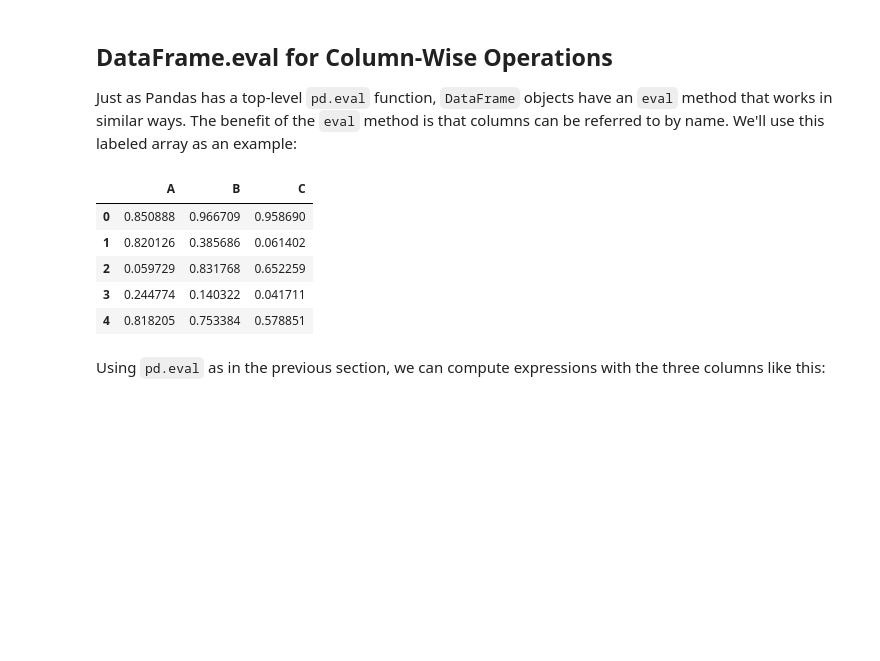
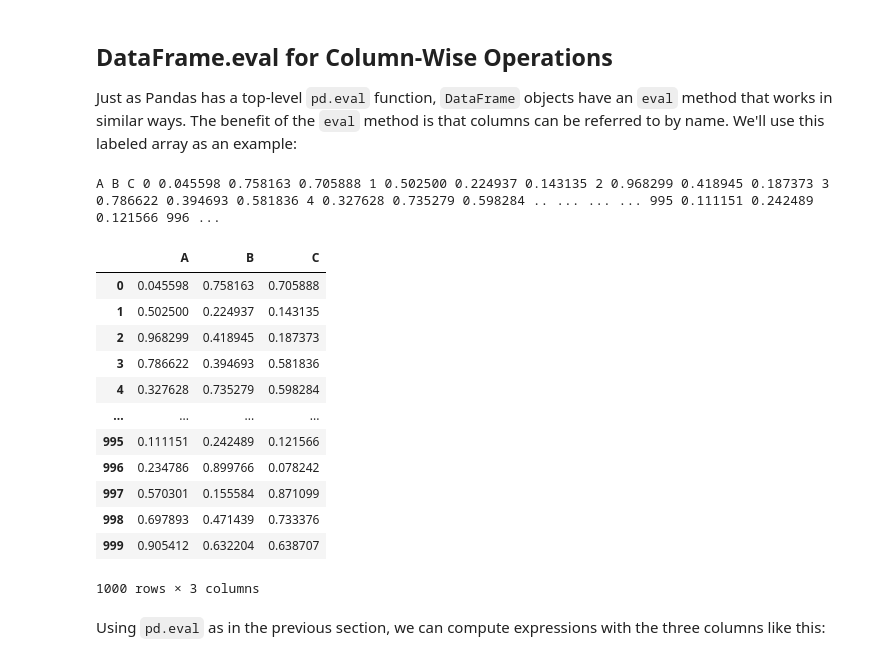
Before and after one commit to technologyhamed/Pandas, a Jupyter notebook: 03_12_Performance_Eval_and_Query.ipynb, the cells around one changed output. Saved outputs shown, nothing was run; the diff lists cells and outputs as text; code cells hidden in the pictures; blank space fills up the shorter version.

```diff
--- a/03_12_Performance_Eval_and_Query.ipynb
+++ b/03_12_Performance_Eval_and_Query.ipynb
@@ -146,13 +293,22 @@ We'll use this labeled array as an example:
 # %%
 df = pd.DataFrame(rng.random((1000, 3)), columns=['A', 'B', 'C'])
 df.head()
+display_dataFarme(df)
 # %% [output]
+A B C 0 0.045598 0.758163 0.705888 1 0.502500 0.224937 0.143135 2 0.968299 0.418945 0.187373 3 0.786622 0.394693 0.581836 4 0.327628 0.735279 0.598284 .. ... ... ... 995 0.111151 0.242489 0.121566 996 ...
 |  | A | B | C |
-| 0 | 0.850888 | 0.966709 | 0.958690 |
-| 1 | 0.820126 | 0.385686 | 0.061402 |
-| 2 | 0.059729 | 0.831768 | 0.652259 |
-| 3 | 0.244774 | 0.140322 | 0.041711 |
-| 4 | 0.818205 | 0.753384 | 0.578851 |
+| 0 | 0.045598 | 0.758163 | 0.705888 |
+| 1 | 0.502500 | 0.224937 | 0.143135 |
+| 2 | 0.968299 | 0.418945 | 0.187373 |
+| 3 | 0.786622 | 0.394693 | 0.581836 |
+| 4 | 0.327628 | 0.735279 | 0.598284 |
+| ... | ... | ... | ... |
+| 995 | 0.111151 | 0.242489 | 0.121566 |
+| 996 | 0.234786 | 0.899766 | 0.078242 |
+| 997 | 0.570301 | 0.155584 | 0.871099 |
+| 998 | 0.697893 | 0.471439 | 0.733376 |
+| 999 | 0.905412 | 0.632204 | 0.638707 |
+1000 rows × 3 columns
 # %% [markdown]
 Using `pd.eval` as in the previous section, we can compute expressions with the three columns like this:
 # %%
```
Also changed, not shown: parts of 17 cells of this notebook.
